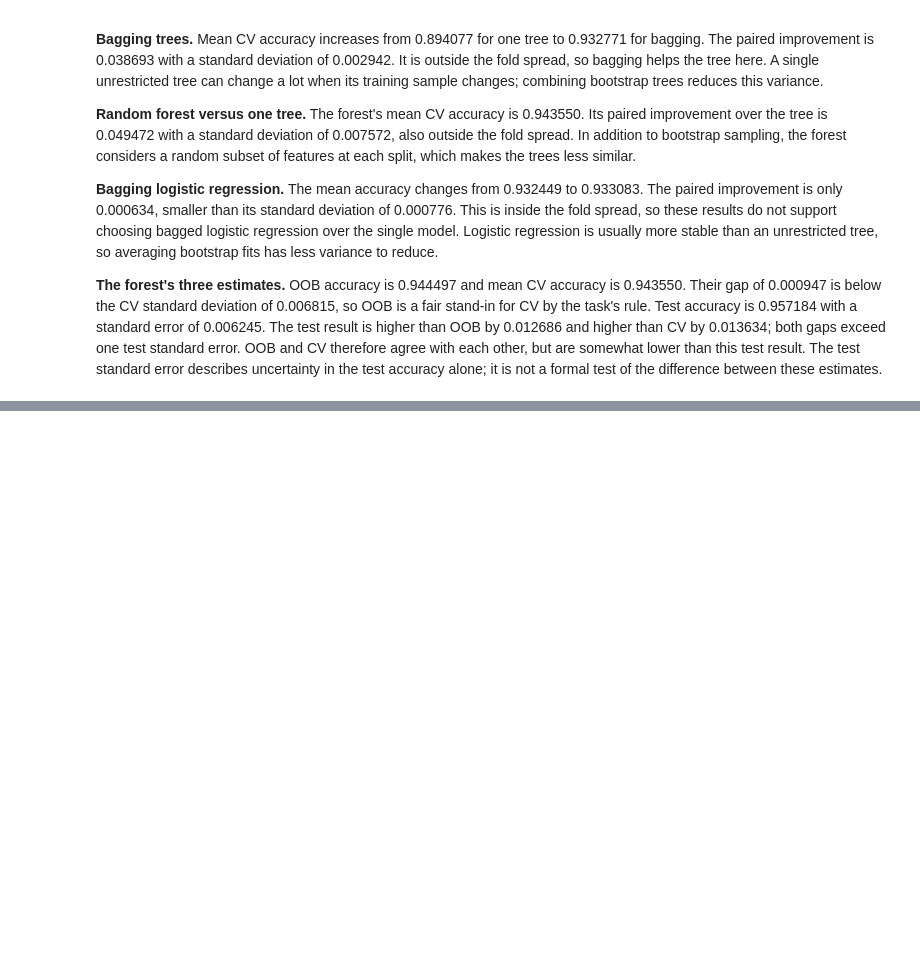
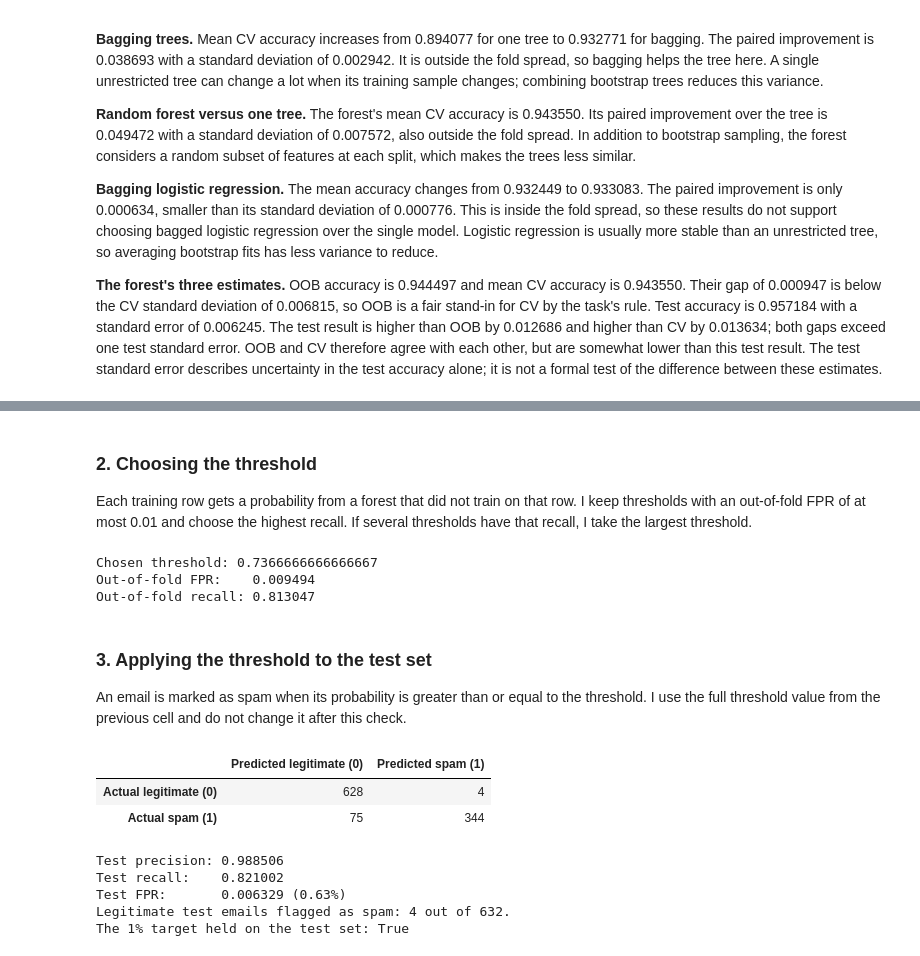
Before and after one commit to ZhalgasB/task-04-ML-course, a Jupyter notebook: bissenbai_task4.ipynb, the cells around one changed output, grey strips where cells are left out. Drawn from its saved outputs; the diff is of its cells as text; code cells hidden in the pictures; blank space fills up the shorter version.

```diff
--- a/bissenbai_task4.ipynb
+++ b/bissenbai_task4.ipynb
@@ -229,0 +292,64 @@ CV-test absolute gap:  0.013634
+# %% [markdown]
+### 2. Choosing the threshold
+
+Each training row gets a probability from a forest that did not train on that row.
+I keep thresholds with an out-of-fold FPR of at most 0.01 and choose the highest recall.
+If several thresholds have that recall, I take the largest threshold.
+# %%
+from sklearn.model_selection import cross_val_predict
+
+rf_oof_prob = cross_val_predict(
+    rf, X_train, y_train, cv=cv, method="predict_proba"
+)[:, 1]
+
+oof_fpr, oof_recall, oof_thresholds = roc_curve(
+    y_train, rf_oof_prob, drop_intermediate=False
+)
+valid_indices = np.flatnonzero(oof_fpr <= 0.01)
+best_recall = oof_recall[valid_indices].max()
+best_indices = valid_indices[oof_recall[valid_indices] == best_recall]
+best_index = best_indices[np.argmax(oof_thresholds[best_indices])]
+rf_threshold = oof_thresholds[best_index]
+
+print("Chosen threshold:", rf_threshold)
+print(f"Out-of-fold FPR:    {oof_fpr[best_index]:.6f}")
+print(f"Out-of-fold recall: {oof_recall[best_index]:.6f}")
+# %% [output]
+Chosen threshold: 0.7366666666666667
+Out-of-fold FPR:    0.009494
+Out-of-fold recall: 0.813047
+# %% [markdown]
+### 3. Applying the threshold to the test set
+
+An email is marked as spam when its probability is greater than or equal to the threshold.
+I use the full threshold value from the previous cell and do not change it after this check.
+# %%
+rf_test_labels = (rf_test_prob >= rf_threshold).astype(int)
+test_cm = confusion_matrix(y_test, rf_test_labels, labels=[0, 1])
+tn, fp, fn, tp = test_cm.ravel()
+
+confusion_table = pd.DataFrame(
+    test_cm,
+    index=["Actual legitimate (0)", "Actual spam (1)"],
+    columns=["Predicted legitimate (0)", "Predicted spam (1)"],
+)
+display(confusion_table)
+
+rf_threshold_precision = precision_score(y_test, rf_test_labels, zero_division=0)
+rf_threshold_recall = recall_score(y_test, rf_test_labels)
+rf_threshold_fpr = fp / (tn + fp)
+
+print(f"Test precision: {rf_threshold_precision:.6f}")
+print(f"Test recall:    {rf_threshold_recall:.6f}")
+print(f"Test FPR:       {rf_threshold_fpr:.6f} ({100 * rf_threshold_fpr:.2f}%)")
+print(f"Legitimate test emails flagged as spam: {fp} out of {tn + fp}.")
+print("The 1% target held on the test set:", rf_threshold_fpr <= 0.01)
+# %% [output]
+|  | Predicted legitimate (0) | Predicted spam (1) |
+| Actual legitimate (0) | 628 | 4 |
+| Actual spam (1) | 75 | 344 |
+Test precision: 0.988506
+Test recall:    0.821002
+Test FPR:       0.006329 (0.63%)
+Legitimate test emails flagged as spam: 4 out of 632.
+The 1% target held on the test set: True
```
Also changed, not shown: parts of 8 cells of this notebook.
